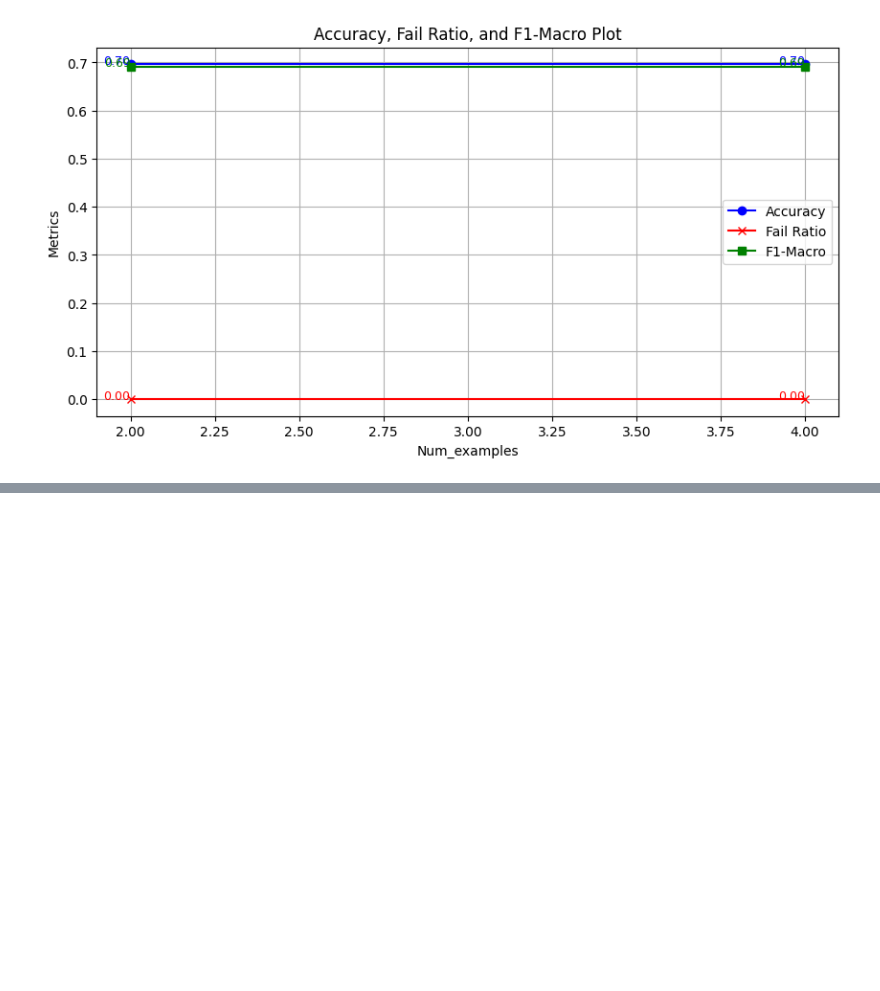
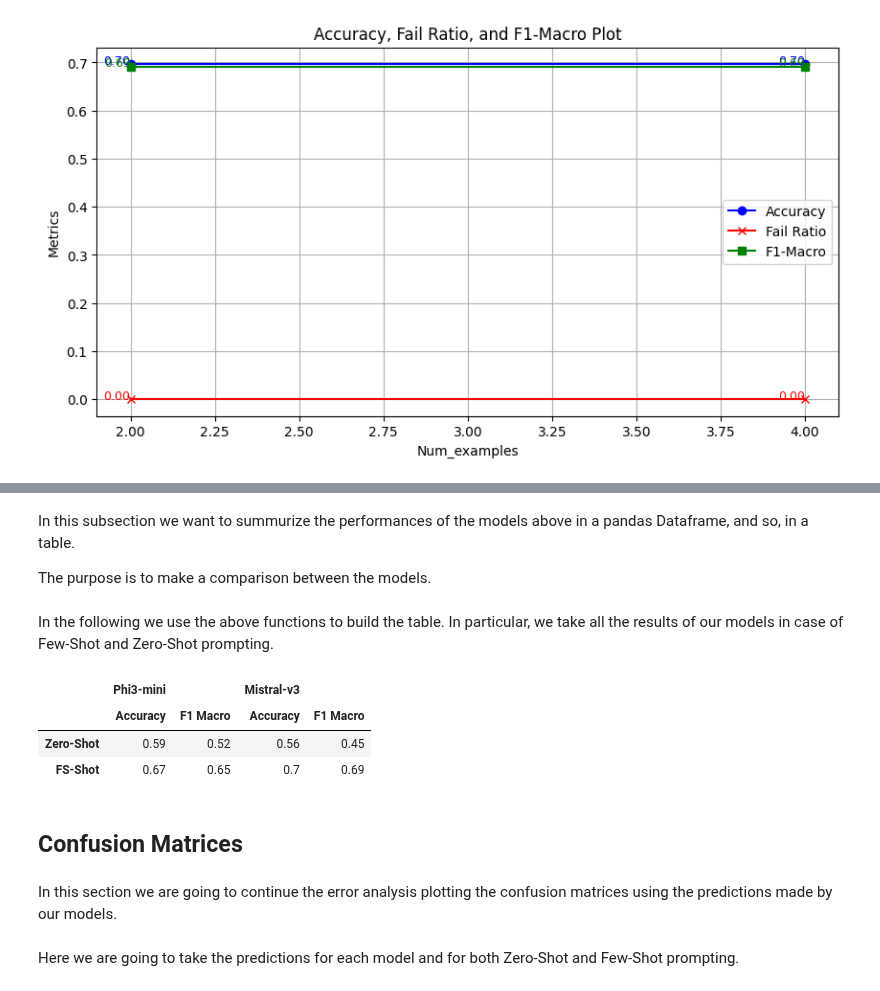
Before and after one commit to RiccardoRomeo01/NLP_Assignments, a Jupyter notebook: Assignment2/CodeA2/Assignment2.ipynb, the cells around one changed output, grey strips where cells are left out. Cells and saved outputs as stored; diff of their text form; code cells hidden in the pictures; blank space fills up the shorter version.

```diff
--- a/Assignment2/CodeA2/Assignment2.ipynb
+++ b/Assignment2/CodeA2/Assignment2.ipynb
@@ -684,0 +700,57 @@ plot_metrics(FS_res_second_results)
+# %% [markdown]
+In this subsection we want to summurize the performances of the models above in a pandas Dataframe, and so, in a table.
+
+The purpose is to make a comparison between the models.
+# %%
+def compute_average_FS_results(FS_result_dict):
+    # This Function takes in input a dictionary of results from the Few-Shot part and computes the average performances
+
+    acc_values = [res['accuracy'] for res in FS_result_dict.values()]
+    mean_acc = np.mean(acc_values)
+
+
+    f1_values = [res['f1_macro'] for res in FS_result_dict.values()]
+    mean_f1 = np.mean(f1_values)
+
+    return round(mean_acc,2), round(mean_f1, 2)
+# %%
+def compare_models(list_of_results, FS_list_of_results):
+    # This function is used to make the table of results
+
+    columns = pd.MultiIndex.from_tuples([
+        ('Phi3-mini', 'Accuracy'),
+        ('Phi3-mini', 'F1 Macro'),
+        ('Mistral-v3', 'Accuracy'),
+        ('Mistral-v3', 'F1 Macro')
+    ])
+
+
+    ret = pd.DataFrame(index=['Zero-Shot', 'FS-Shot'], columns = columns)
+
+
+    ret.loc['Zero-Shot', ('Phi3-mini', 'Accuracy')] = list_of_results[0]['accuracy']
+    ret.loc['Zero-Shot', ('Phi3-mini', 'F1 Macro')] = round(list_of_results[0]['f1_macro'],2)
+
+    ret.loc['Zero-Shot', ('Mistral-v3', 'Accuracy')] = list_of_results[1]['accuracy']
+    ret.loc['Zero-Shot', ('Mistral-v3', 'F1 Macro')] = round(list_of_results[1]['f1_macro'],2)
+
+    ret.loc['FS-Shot', ('Phi3-mini', 'Accuracy')], ret.loc['FS-Shot', ('Phi3-mini', 'F1 Macro')]  = compute_average_FS_results(FS_list_of_results[0])
+
+    ret.loc['FS-Shot', ('Mistral-v3', 'Accuracy')], ret.loc['FS-Shot', ('Mistral-v3', 'F1 Macro')]  = compute_average_FS_results(FS_list_of_results[1])
+
+    return ret
+# %% [markdown]
+In the following we use the above functions to build the table. In particular, we take all the results of our models in case of Few-Shot and Zero-Shot prompting.
+# %%
+result_df = compare_models([metrics_first_model, metrics_second_model], [FS_res_first_results, FS_res_second_results])
+# %%
+result_df
+# %% [output]
+|  | Phi3-mini |  | Mistral-v3 |  |
+|  | Accuracy | F1 Macro | Accuracy | F1 Macro |
+| Zero-Shot | 0.59 | 0.52 | 0.56 | 0.45 |
+| FS-Shot | 0.67 | 0.65 | 0.7 | 0.69 |
+# %% [markdown]
+## Confusion Matrices
+# %% [markdown]
+In this section we are going to continue the error analysis plotting the confusion matrices using the predictions made by our models.
@@ -684,0 +804,2 @@ plot_metrics(FS_res_second_results)
+# %% [markdown]
+Here we are going to take the predictions for each model and for both Zero-Shot and Few-Shot prompting.
```
Also changed, not shown: parts of 18 cells of this notebook, 3 other files.
